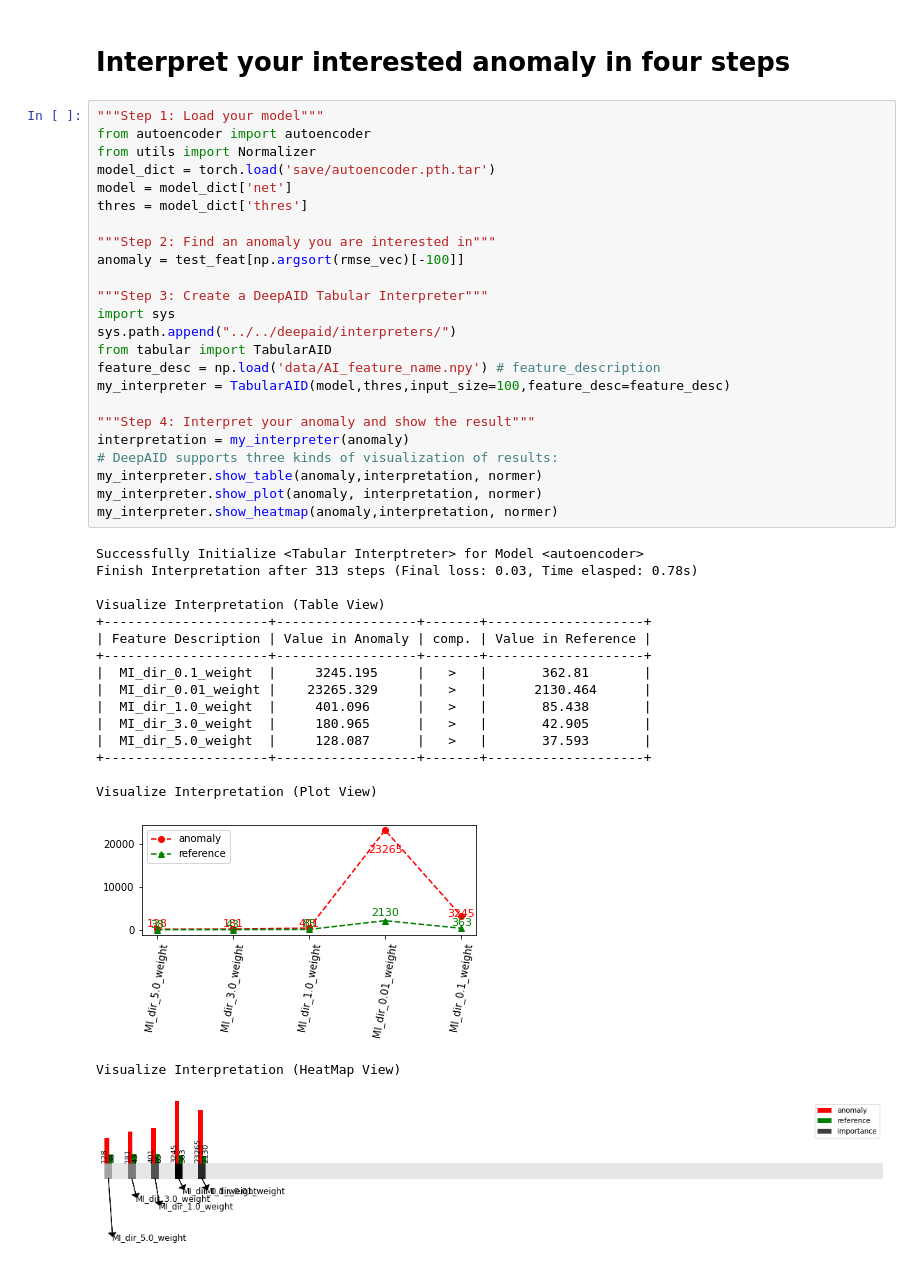
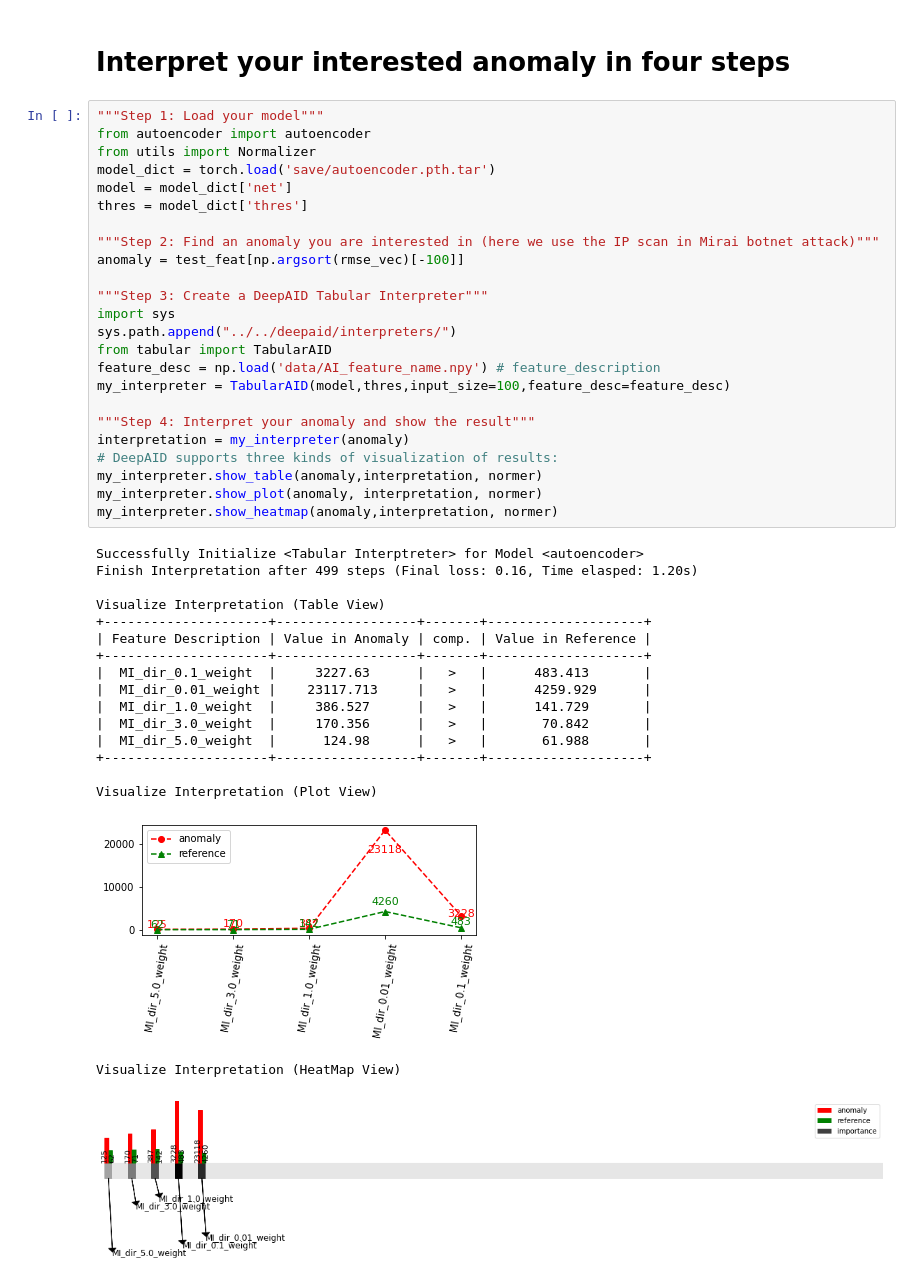
Before and after one commit to dongtsi/DeepAID, a Jupyter notebook: demos/tabular_kitsune/tabular_example_kitsune.ipynb, the cells around one changed output. Cells and saved outputs as stored; diff of their text form.

```diff
--- a/demos/tabular_kitsune/tabular_example_kitsune.ipynb
+++ b/demos/tabular_kitsune/tabular_example_kitsune.ipynb
@@ -58,39 +58,39 @@ from utils import Normalizer
 model_dict = torch.load('save/autoencoder.pth.tar')
 model = model_dict['net']
 thres = model_dict['thres']
 
-"""Step 2: Find an anomaly you are interested in"""
+"""Step 2: Find an anomaly you are interested in (here we use the IP scan in Mirai botnet attack)"""
 anomaly = test_feat[np.argsort(rmse_vec)[-100]]
 
 """Step 3: Create a DeepAID Tabular Interpreter"""
 import sys
 sys.path.append("../../deepaid/interpreters/")
 from tabular import TabularAID
 feature_desc = np.load('data/AI_feature_name.npy') # feature_description
 my_interpreter = TabularAID(model,thres,input_size=100,feature_desc=feature_desc)
 
 """Step 4: Interpret your anomaly and show the result"""
 interpretation = my_interpreter(anomaly)
 # DeepAID supports three kinds of visualization of results:
 my_interpreter.show_table(anomaly,interpretation, normer)
 my_interpreter.show_plot(anomaly, interpretation, normer)
 my_interpreter.show_heatmap(anomaly,interpretation, normer)
 # %% [output]
 Successfully Initialize <Tabular Interptreter> for Model <autoencoder>
-Finish Interpretation after 313 steps (Final loss: 0.03, Time elasped: 0.78s)
+Finish Interpretation after 499 steps (Final loss: 0.16, Time elasped: 1.20s)
 
 Visualize Interpretation (Table View)
 +---------------------+------------------+-------+--------------------+
 | Feature Description | Value in Anomaly | comp. | Value in Reference |
 +---------------------+------------------+-------+--------------------+
-|  MI_dir_0.1_weight  |     3245.195     |   >   |       362.81       |
-|  MI_dir_0.01_weight |    23265.329     |   >   |      2130.464      |
-|  MI_dir_1.0_weight  |     401.096      |   >   |       85.438       |
-|  MI_dir_3.0_weight  |     180.965      |   >   |       42.905       |
-|  MI_dir_5.0_weight  |     128.087      |   >   |       37.593       |
+|  MI_dir_0.1_weight  |     3227.63      |   >   |      483.413       |
+|  MI_dir_0.01_weight |    23117.713     |   >   |      4259.929      |
+|  MI_dir_1.0_weight  |     386.527      |   >   |      141.729       |
+|  MI_dir_3.0_weight  |     170.356      |   >   |       70.842       |
+|  MI_dir_5.0_weight  |      124.98      |   >   |       61.988       |
 +---------------------+------------------+-------+--------------------+
 
 Visualize Interpretation (Plot View)
-[figure, old version]
+[figure, new version]
 Visualize Interpretation (HeatMap View)
-[figure, old version]
+[figure, new version]
```
Also changed, not shown: parts of 3 cells of this notebook, 26 other files.
